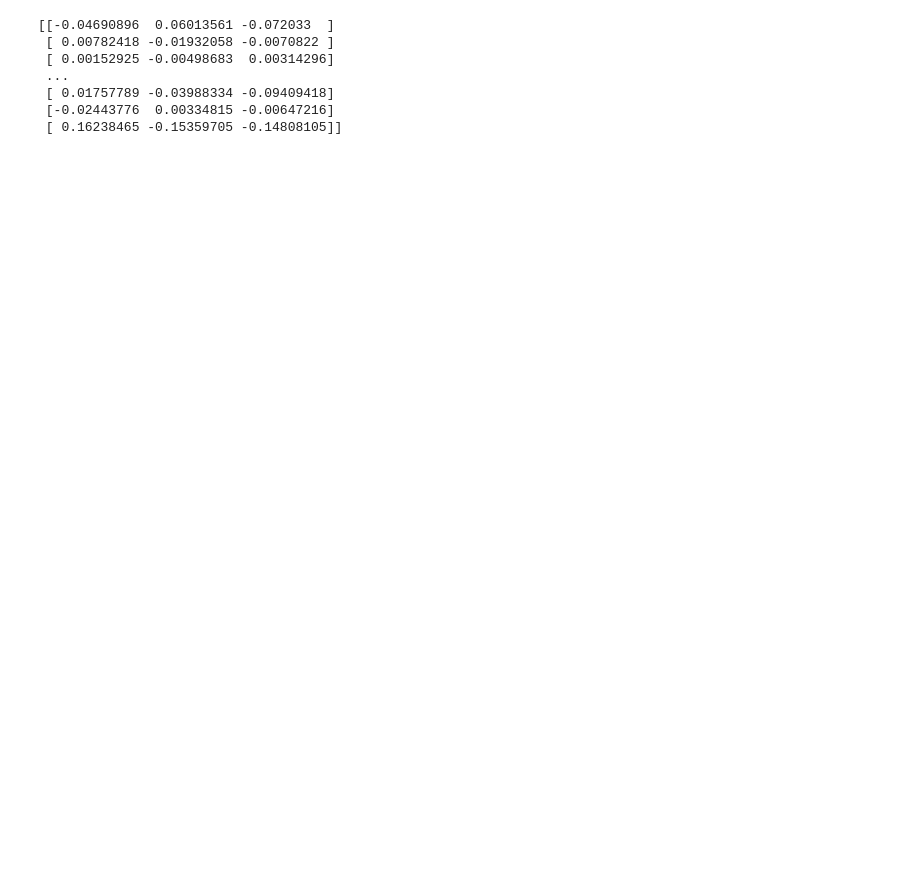
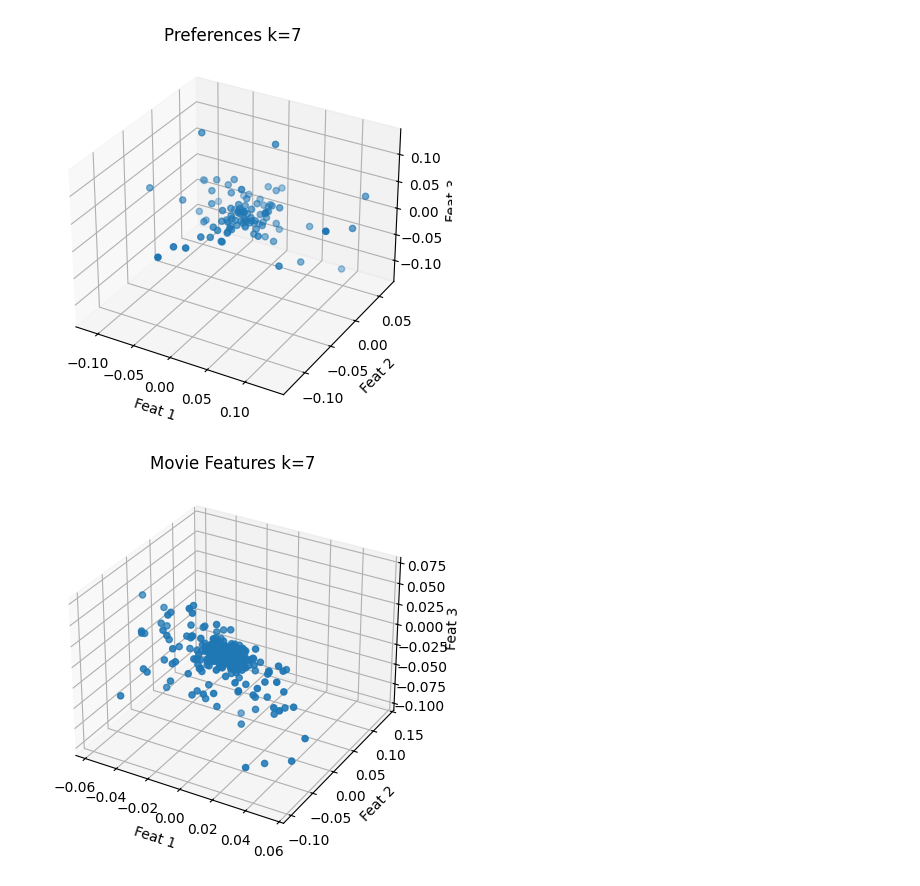
Before and after one commit to PrudiusVladislav/kse-ala-lab-3, a Jupyter notebook: task2.ipynb, the cells around one changed output. Saved outputs shown, nothing was run; the diff lists cells and outputs as text; code cells hidden in the pictures; blank space fills up the shorter version.

```diff
--- a/task2.ipynb
+++ b/task2.ipynb
@@ -26,20 +29,49 @@ userId                   ...
 # %%
 from scipy.sparse.linalg import svds
+import matplotlib.pyplot as plt
 import numpy as np
+
+class SvdResult:
+    def __init__(self, u, sigma, v_t):
+        self.u = u
+        self.sigma = sigma
+        self.v_t = v_t
+
+
+def do_svd(r_demeaned, k):
+    u, sigma, v_t = svds(r_demeaned, k=k)
+    # print(u)
+
+    u_subset = u[:100, :]
+    fig = plt.figure()
+    ax = fig.add_subplot(111, projection='3d')
+
+    ax.scatter(u_subset[:, 0], u_subset[:, 1], u_subset[:, 2], marker='o')
+    ax.set_title(f'Preferences k={k}')
+    ax.set_xlabel('Feat 1')
+    ax.set_ylabel('Feat 2')
+    ax.set_zlabel('Feat 3')
+    plt.show()
+
+    vt_subset = v_t.T[:500, :]
+    fig = plt.figure()
+    ax = fig.add_subplot(111, projection='3d')
+
+    ax.scatter(vt_subset[:, 0], vt_subset[:, 1], vt_subset[:, 2], marker='o')
+    ax.set_title(f'Movie Features k={k}')
+    ax.set_xlabel('Feat 1')
+    ax.set_ylabel('Feat 2')
+    ax.set_zlabel('Feat 3')
+    plt.show()
+    return SvdResult(u, sigma, v_t)
 
 ratings_matrix_filled = ratings_matrix.fillna(2.5)
 R = ratings_matrix_filled.values
 user_ratings_mean = np.mean(R, axis=1)
 R_demeaned = R - user_ratings_mean.reshape(-1, 1)
 
-u, sigma, v_t = svds(R_demeaned, k=3)
-print(u)
+svd_result = do_svd(R_demeaned, 7)
 # %% [output]
-[[-0.04690896  0.06013561 -0.072033  ]
- [ 0.00782418 -0.01932058 -0.0070822 ]
- [ 0.00152925 -0.00498683  0.00314296]
- ...
- [ 0.01757789 -0.03988334 -0.09409418]
- [-0.02443776  0.00334815 -0.00647216]
- [ 0.16238465 -0.15359705 -0.14808105]]
+[figure, added]
+[figure, added]
 # %%
```
Also changed, not shown: parts of 4 cells of this notebook, 1 other file.
